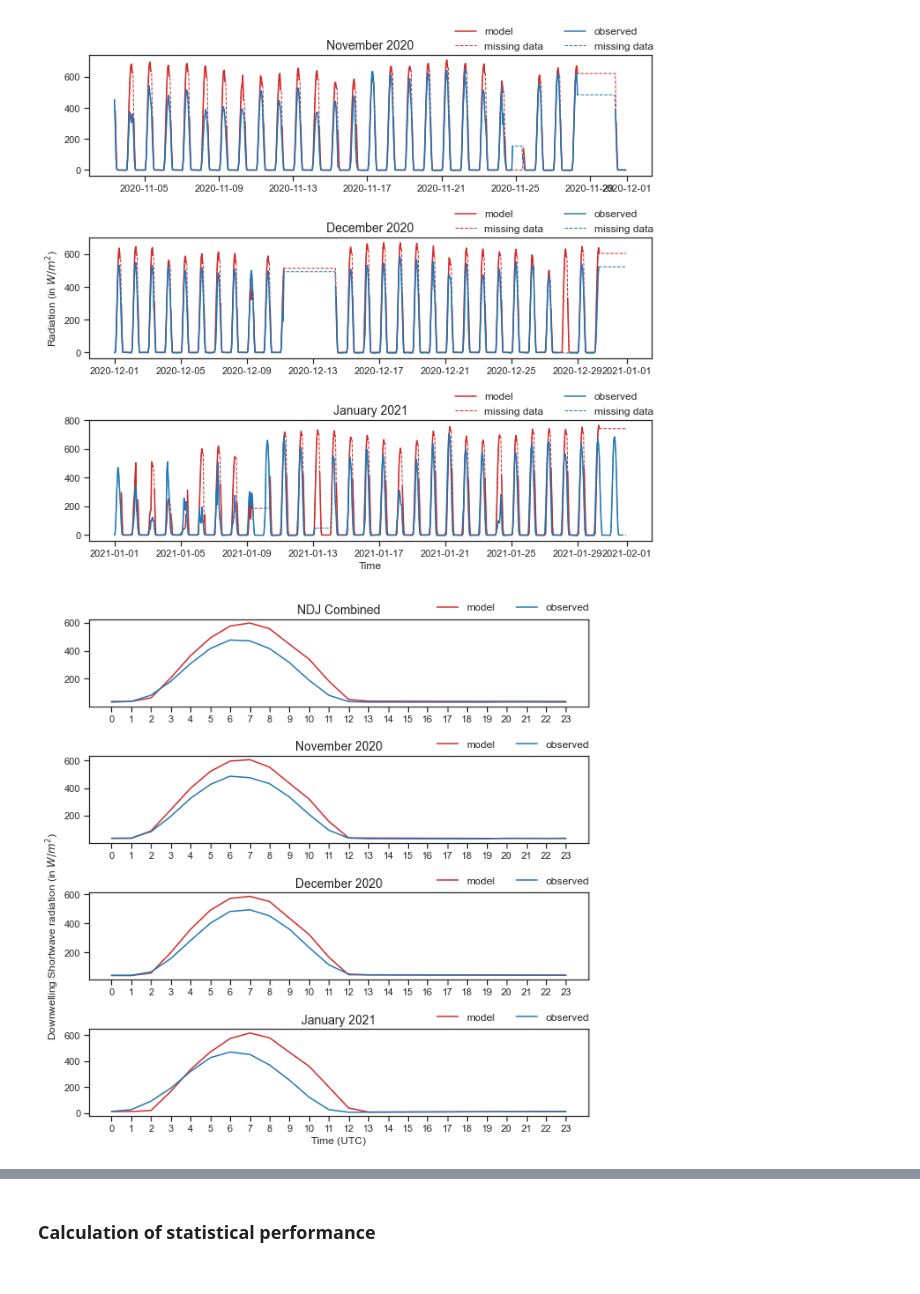
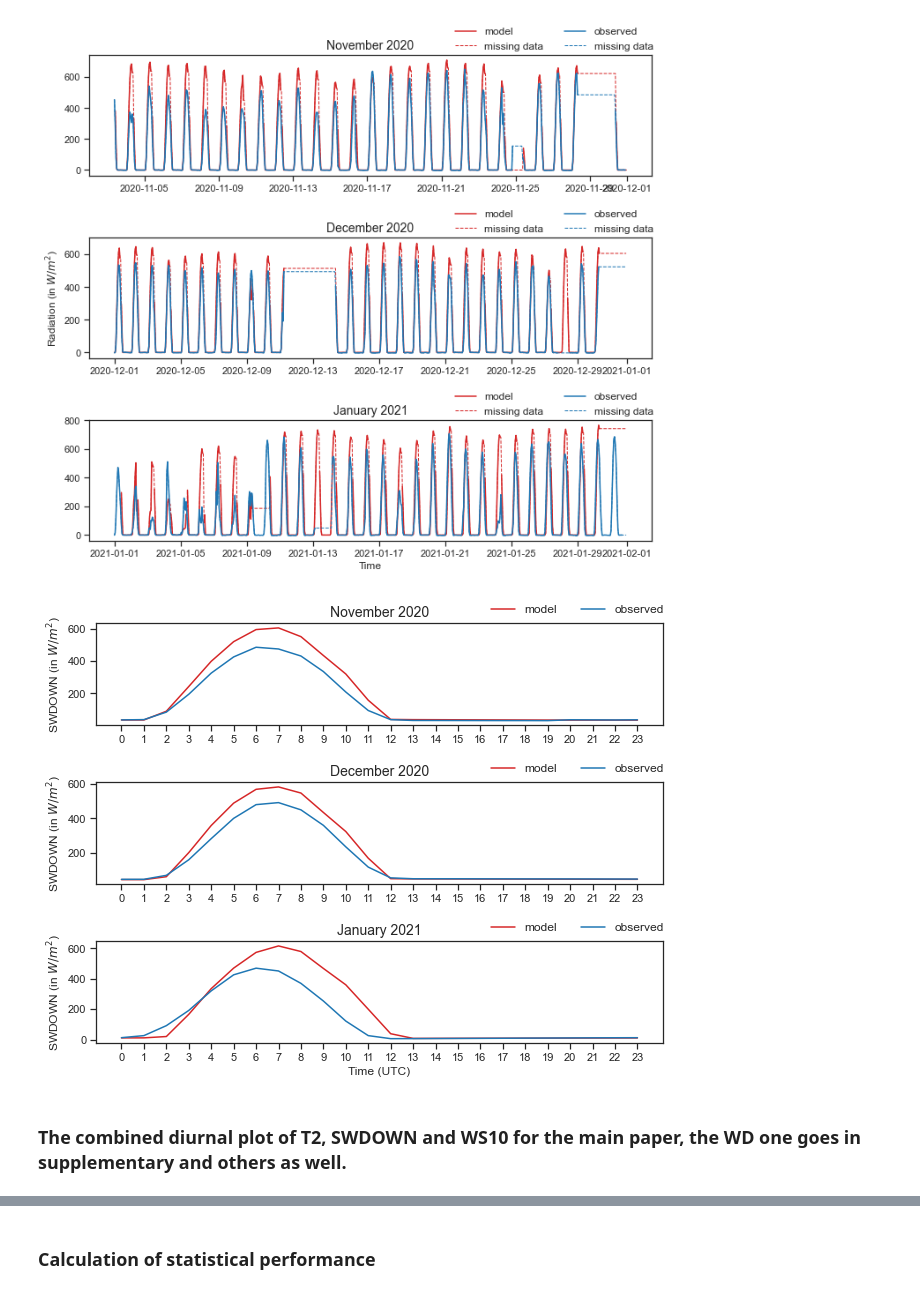
Before and after one commit to adisen99/srfp, a Jupyter notebook: delhi/met_data.ipynb, the cells around one changed output, grey strips where cells are left out. Cells and saved outputs as stored; diff of their text form; code cells hidden in the pictures.

```diff
--- a/delhi/met_data.ipynb
+++ b/delhi/met_data.ipynb
@@ -643,34 +645,36 @@ plt.savefig('./images/met_data/swdown.pdf', dpi=300)
 # %%
 # Diurnal variation
 
-fig = plt.figure(figsize=(9,9))
+fig = plt.figure(figsize=(9,7))
 
-plt.subplot(411)
-dplot.plot(df.interpolate(method='time', limit_area='inside'), df.interpolate(method='time', limit_area='inside'), 'mod_swdown', 'obs_swupper')
-# plt.ylabel('Downwelling SW Radiation', fontsize=12)
-# plt.xlabel('Time (in hrs)', fontsize=12)
-plt.title('NDJ Combined', fontsize=14)
+# plt.subplot(411)
+# dplot.plot(df.interpolate(method='time', limit_area='inside'), df.interpolate(method='time', limit_area='inside'), 'mod_swdown', 'obs_swupper')
+# # plt.ylabel('Downwelling SW Radiation', fontsize=12)
+# # plt.xlabel('Time (in hrs)', fontsize=12)
+# plt.title('NDJ Combined', fontsize=14)
 
-plt.subplot(412)
+plt.subplot(311)
 dplot.plot(dfnov.interpolate(method='time', limit_area='inside'), dfnov.interpolate(method='time', limit_area='inside'), 'mod_swdown', 'obs_swupper')
-# plt.ylabel('Downwelling SW Radiation', fontsize=12)
+plt.ylabel('SWDOWN (in $W/m^2$)', fontsize=12)
 # plt.xlabel('Time (in hrs)', fontsize=12)
 plt.title('November 2020', fontsize=14)
 
-plt.subplot(413)
+plt.subplot(312)
 dplot.plot(dfdec.interpolate(method='time', limit_area='inside'), dfdec.interpolate(method='time', limit_area='inside'), 'mod_swdown', 'obs_swupper')
-plt.ylabel('Downwelling Shortwave radiation (in $W/m^2$)', fontsize=12)
+plt.ylabel('SWDOWN (in $W/m^2$)', fontsize=12)
 # plt.xlabel('Time (in hrs)', fontsize=12)
 plt.title('December 2020', fontsize=14)
 
-plt.subplot(414)
+plt.subplot(313)
 dplot.plot(dfjan.interpolate(method='time', limit_area='inside'), dfjan.interpolate(method='time', limit_area='inside'), 'mod_swdown', 'obs_swupper')
-# plt.ylabel('Downwelling SW Radiation', fontsize=12)
+plt.ylabel('SWDOWN (in $W/m^2$)', fontsize=12)
 plt.xlabel('Time (UTC)', fontsize=12)
 plt.title('January 2021', fontsize=14)
 
 # fig.suptitle('Downwelling Shortwave radiation (in $W/m^2$) over Delhi', fontsize=24, y=0.99)
 fig.tight_layout()
 plt.savefig('./images/met_data/diurnal_swdown.pdf', dpi=300)
 # %% [output]
-[figure, old version]
+[figure, new version]
+# %% [markdown]
+### The combined diurnal plot of T2, SWDOWN and WS10 for the main paper, the WD one goes in supplementary and others as well.
```
Also changed, not shown: parts of 13 cells of this notebook, 7 other files.
